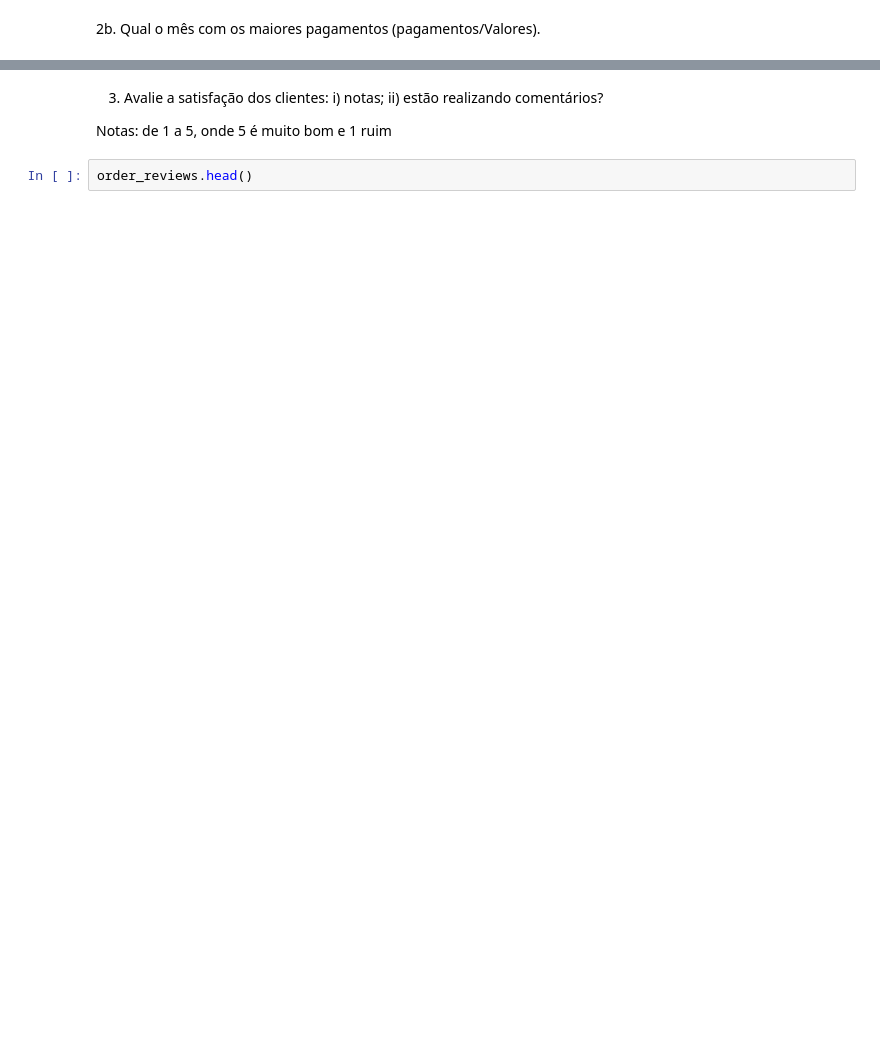
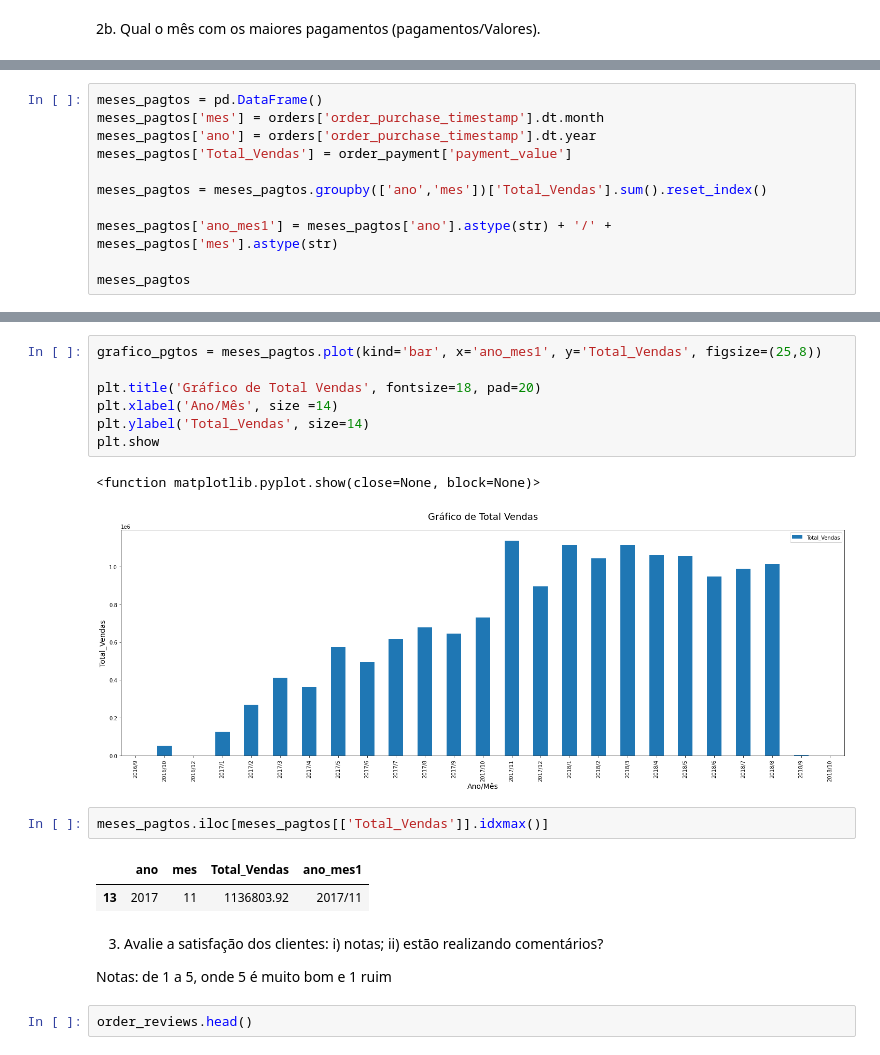
Before and after one commit to LucyMenges/Tech_Dados, a Jupyter notebook: Olist.ipynb, the cells around one changed output, grey strips where cells are left out. Drawn from its saved outputs; the diff is of its cells as text; blank space fills up the shorter version.

```diff
--- a/Olist.ipynb
+++ b/Olist.ipynb
@@ -686,0 +579,11 @@ total_vendas_mes.groupby('Mes_Ano_do_Pedido').payment_value.sum().max()
+# %%
+meses_pagtos = pd.DataFrame()
+meses_pagtos['mes'] = orders['order_purchase_timestamp'].dt.month
+meses_pagtos['ano'] = orders['order_purchase_timestamp'].dt.year
+meses_pagtos['Total_Vendas'] = order_payment['payment_value']
+
+meses_pagtos = meses_pagtos.groupby(['ano','mes'])['Total_Vendas'].sum().reset_index()
+
+meses_pagtos['ano_mes1'] = meses_pagtos['ano'].astype(str) + '/' + meses_pagtos['mes'].astype(str)
+
+meses_pagtos
@@ -687,3 +608,18 @@ total_vendas_mes.groupby('Mes_Ano_do_Pedido').payment_value.sum().max()
+# %%
+grafico_pgtos = meses_pagtos.plot(kind='bar', x='ano_mes1', y='Total_Vendas', figsize=(25,8))
+
+plt.title('Gráfico de Total Vendas', fontsize=18, pad=20)
+plt.xlabel('Ano/Mês', size =14)
+plt.ylabel('Total_Vendas', size=14)
+plt.show
+# %% [output]
+<function matplotlib.pyplot.show(close=None, block=None)>
+[figure, added]
+# %%
+meses_pagtos.iloc[meses_pagtos[['Total_Vendas']].idxmax()]
+# %% [output]
+|  | ano | mes | Total_Vendas | ano_mes1 |
+| 13 | 2017 | 11 | 1136803.92 | 2017/11 |
 # %% [markdown]
 3. Avalie a satisfação dos clientes:
 i) notas; ii) estão realizando comentários?
```
Also changed, not shown: parts of 32 cells of this notebook, 1 other file.
